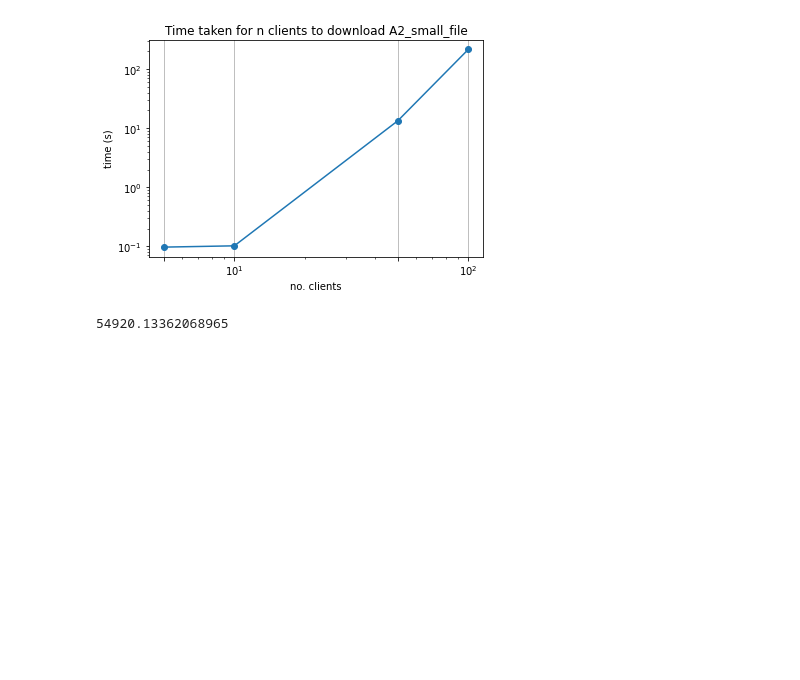
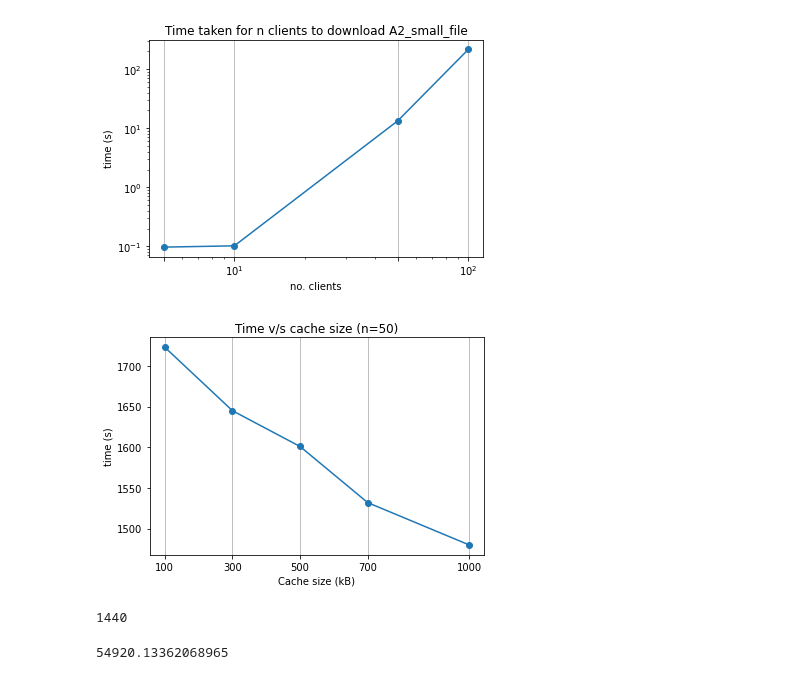
Before and after one commit to Aniruddha-Deb/COL334, a Jupyter notebook: assignment2/analysis.ipynb, the cells around one changed output. Saved outputs shown, nothing was run; the diff lists cells and outputs as text; code cells hidden in the pictures; blank space fills up the shorter version.

```diff
--- a/assignment2/analysis.ipynb
+++ b/assignment2/analysis.ipynb
@@ -51,6 +50,23 @@ plt.ylabel("time (s)")
 plt.savefig("report/time_clients.pdf", bbox_inches='tight', dpi=150)
 # %% [output]
 [figure]
+# %%
+cache_size = [100, 300, 500, 700, 1000]
+times = np.array([1723,1645,1601,1532,1480])
+
+plt.plot(cache_size, times, marker='o')
+plt.xticks(cache_size)
+plt.grid(visible=True,axis='x')
+plt.title("Time v/s cache size (n=50)")
+plt.xlabel("Cache size (kB)")
+plt.ylabel("time (s)")
+plt.savefig("report/time_cache.pdf", bbox_inches='tight', dpi=150)
+# %% [output]
+[figure, added]
+# %%
+24*60
+# %% [output]
+1440
 # %%
 plot_fig("output_2","UDP",5,save_file_name="report/random_req.pdf")
 # %% [output]
```
Also changed, not shown: parts of 1 cell of this notebook, 12 other files.
